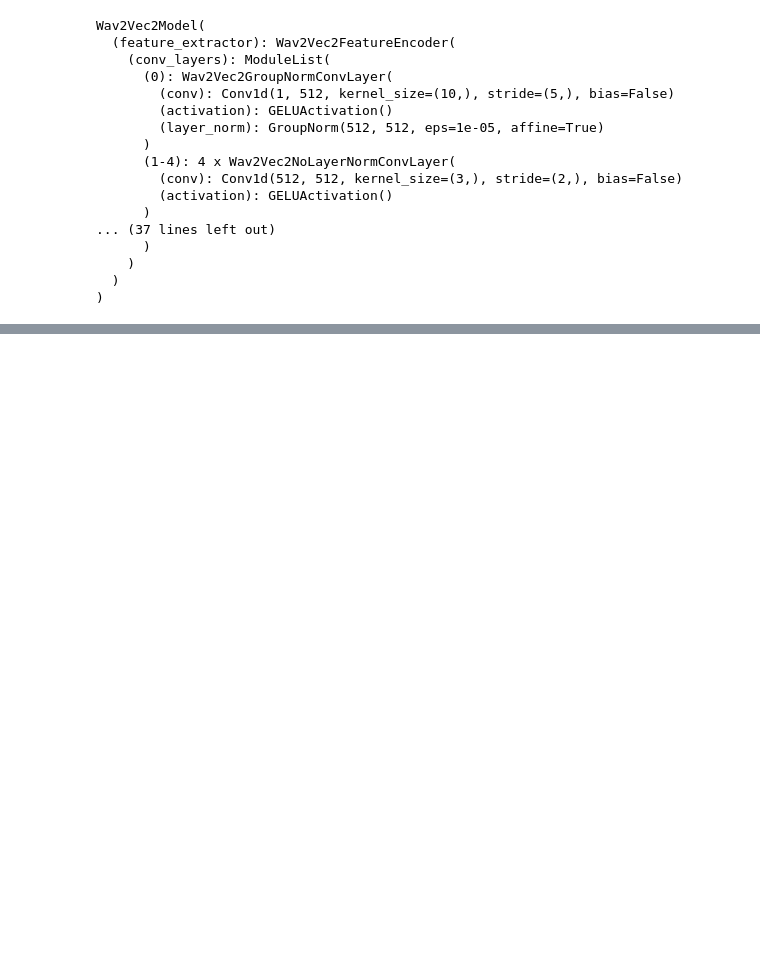
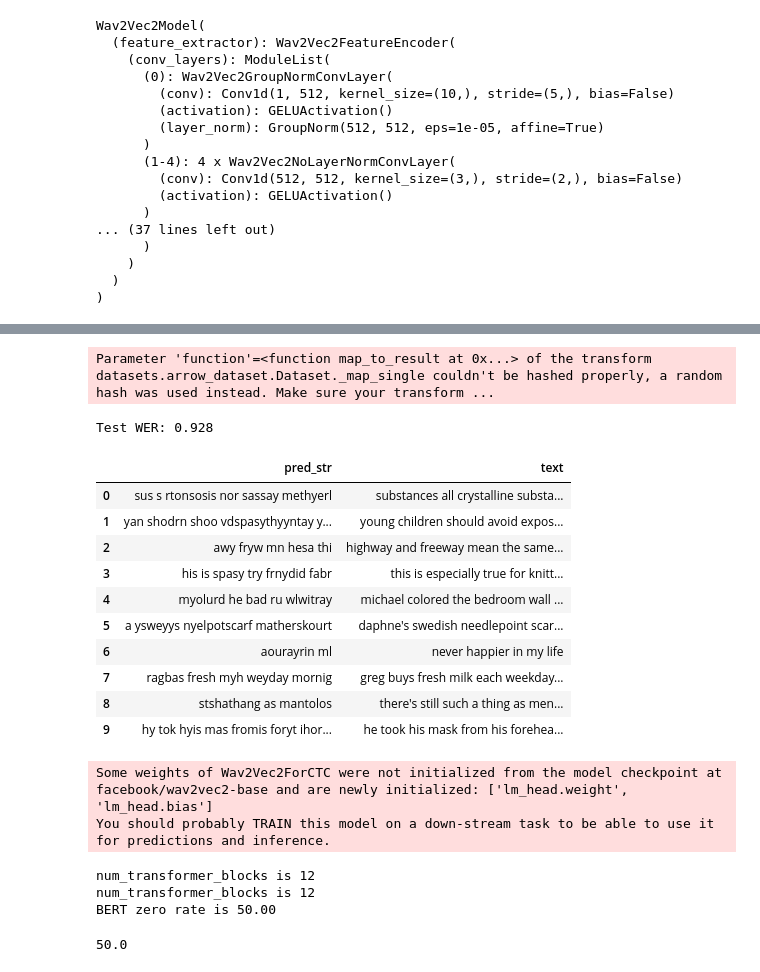
Before and after one commit to Atishay25/parp-asr, a Jupyter notebook: parp.ipynb, the cells around one changed output, grey strips where cells are left out. Cells and saved outputs as stored; diff of their text form; code cells hidden in the pictures; blank space fills up the shorter version.

Commit message:
training taking time

```diff
--- a/parp.ipynb
+++ b/parp.ipynb
@@ -348,0 +335,21 @@ OutOfMemoryError: CUDA out of memory. Tried to allocate 326.00 MiB (GPU 0; 47.53
+# %%
+# decode Timit test set again
+results = timit["test"].map(map_to_result, remove_columns=timit["test"].column_names)
+
+print("Test WER: {:.3f}".format(wer_metric.compute(predictions=results["pred_str"], references=results["text"])))
+
+show_random_elements(results)
+# %% [output]
+Parameter 'function'=<function map_to_result at 0x...> of the transform datasets.arrow_dataset.Dataset._map_single couldn't be hashed properly, a random hash was used instead. Make sure your transform ...
+Test WER: 0.928
+|  | pred_str | text |
+| 0 | sus s rtonsosis nor sassay methyerl | substances all crystalline substa... |
+| 1 | yan shodrn shoo vdspasythyyntay y... | young children should avoid expos... |
+| 2 | awy fryw mn hesa thi | highway and freeway mean the same... |
+| 3 | his is spasy try frnydid fabr | this is especially true for knitt... |
+| 4 | myolurd he bad ru wlwitray | michael colored the bedroom wall ... |
+| 5 | a ysweyys nyelpotscarf matherskourt | daphne's swedish needlepoint scar... |
+| 6 | aourayrin ml | never happier in my life |
+| 7 | ragbas fresh myh weyday mornig | greg buys fresh milk each weekday... |
+| 8 | stshathang as mantolos | there's still such a thing as men... |
+| 9 | hy tok hyis mas fromis foryt ihor... | he took his mask from his forehea... |
@@ -348,0 +394,12 @@ OutOfMemoryError: CUDA out of memory. Tried to allocate 326.00 MiB (GPU 0; 47.53
+# %%
+from transformers import Wav2Vec2ForCTC
+
+# load pre-trained model (not the finetuned one)
+pretrained_model = Wav2Vec2ForCTC.from_pretrained(
+    "facebook/wav2vec2-base",
+    ctc_loss_reduction="mean",
+    pad_token_id=processor.tokenizer.pad_token_id,
+)
+# %% [output]
+Some weights of Wav2Vec2ForCTC were not initialized from the model checkpoint at facebook/wav2vec2-base and are newly initialized: ['lm_head.weight', 'lm_head.bias']
+You should probably TRAIN this model on a down-stream task to be able to use it for predictions and inference.
@@ -348,0 +408,11 @@ OutOfMemoryError: CUDA out of memory. Tried to allocate 326.00 MiB (GPU 0; 47.53
+# %%
+# apply the 50% pruning mask back to pre-traiend initialization
+apply_pruning_mask(pretrained_model.wav2vec2, mask_dict)
+
+# double-check the pre-trained model now has 50% sparsity
+see_weight_rate(pretrained_model.wav2vec2)
+# %% [output]
+num_transformer_blocks is 12
+num_transformer_blocks is 12
+BERT zero rate is 50.00
+50.0
```
Also changed, not shown: parts of 24 cells of this notebook, 3 other files.
